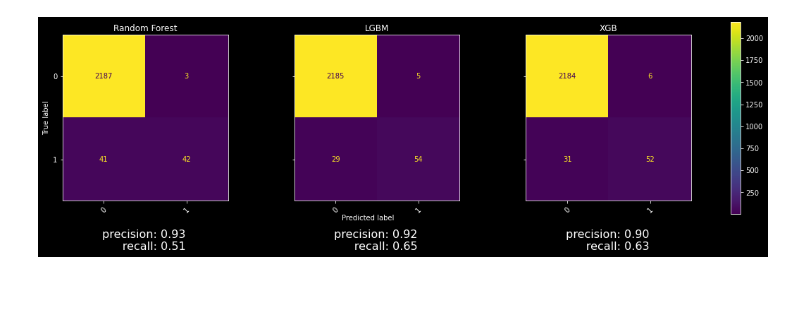
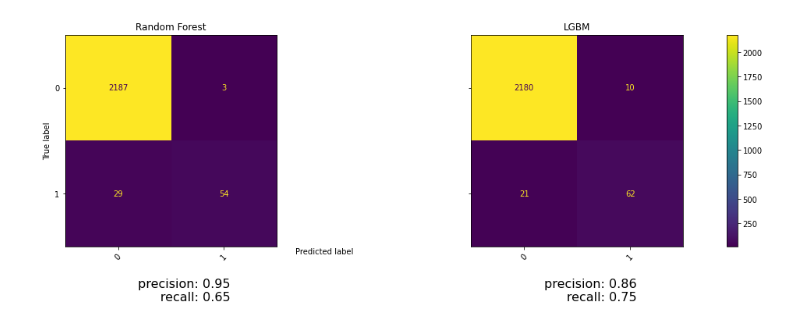
Before and after one commit to The1per/spikes_notebooks, a Jupyter notebook: yasa_model.ipynb, the cells around one changed output. Saved outputs shown, nothing was run; the diff lists cells and outputs as text; code cells hidden in the pictures; blank space fills up the shorter version.

Commit message:
neighbors, feature importance, visualization stuff (last version for poster)

```diff
--- a/yasa_model.ipynb
+++ b/yasa_model.ipynb
@@ -1,5 +1,4 @@
 # %%
-import yasa
 import numpy as np
 import pandas as pd
 import mne
@@ -19,6 +18,6 @@ from sklearn.feature_selection import VarianceThreshold
 import xgboost as xgb
 import joblib
 import seaborn as sns
-plt.style.use('dark_background')
+# plt.style.use('dark_background')
 pd.options.display.precision = 10
 # %%
@@ -248,6 +241,35 @@ def run_all_multi_channel():
                 feat_all = pd.concat([feat_all, features], axis=0)
 
     return x_all, feat_all, y_all
+
+def run_all_multi_channel_with_x_neighbor():
+    neighbors = {'R': ['RAH1-RAH2', 'RA1'], 'L': ['LAH1-LAH2', 'LA1']}
+    x_AH = np.empty((0, 250))
+    x_A = np.empty((0, 250))
+    x_bi = np.empty((0, 250))
+    y_all = np.empty(0)
+    feat_all = pd.DataFrame()
+    for subj in ['396', '398', '402', '406', '415', '416']:
+        # for subj in ['398']:
+        for channel in ['RAH1', 'LAH1']:
+            if not (subj == '396' and channel == 'RAH1'):
+                x, x_zscore, y, x_index = format_raw(f'C:\\Lilach\\{subj}_for_tag_filtered_fix_tag.edf', channel)
+                x_AH = np.concatenate((x_AH, x))
+                y_all = np.concatenate((y_all, y))
+                features = calc_features(x)
+                for neighbor in neighbors[channel[0]]:
+                    x, x_zscore, y, x_index = format_raw(f'C:\\Lilach\\{subj}_for_tag_filtered_fix_tag.edf', neighbor)
+                    if '-' in neighbor:
+                        x_bi = np.concatenate((x_bi, x))
+                    else:
+                        x_A = np.concatenate((x_A, x))
+                    prefix = neighbor.replace(channel[0], '')
+                    features_neighbor = calc_features(x).add_prefix(f'{prefix}_')
+                    features = pd.concat([features, features_neighbor], axis=1)
+
+                feat_all = pd.concat([feat_all, features], axis=0)
+
+    return x_AH, x_bi, x_A, feat_all, y_all
 # %%
 def run_one():
     subj = '416'
@@ -263,7 +285,7 @@ def run_one():
 # # feat_all['epoch'] = x_index
 # # feat_all_zscore = calc_features(x_all_zscore)
 # %%
-x_all, feat_all, y_all = run_all_multi_channel()
+x_AH, x_bi, x_A, feat_all, y_all = run_all_multi_channel_with_x_neighbor()
 from IPython.display import clear_output
 clear_output()
 # %%
@@ -273,13 +295,12 @@ selector = VarianceThreshold(.1)
 selector.fit_transform(feat_all)
 feat_all = feat_all[feat_all.columns[selector.get_support(indices=True)]]
 # %%
-X_train, X_test, y_train, y_test = train_test_split(feat_all, y_all, stratify=y_all, random_state=20)
+X_train, X_test, y_train, y_test = train_test_split(feat_all, y_all, stratify=y_all, random_state=30)
 
 classifiers = {
     "Random Forest": RandomForestClassifier(),
     "LGBM": LGBMClassifier(),
-    "XGB": xgb.XGBClassifier(objective="multi:softmax", num_class=2, use_label_encoder=False),
-#     "Tree": DecisionTreeClassifier()
+#     "XGB": xgb.XGBClassifier(objective="multi:softmax", num_class=2, use_label_encoder=False),
 }
 
 f, axes = plt.subplots(1, len(classifiers), figsize=(20, 5), sharey='row')
@@ -312,4 +332,4 @@ plt.show()
-[figure, old version]
+[figure, new version]
 # %%
 # # all tags (for qa)
 # i_all = feat_all[y_all == 1].sort_values(by='epoch').index.tolist()
```
Also changed, not shown: parts of 21 cells of this notebook.
